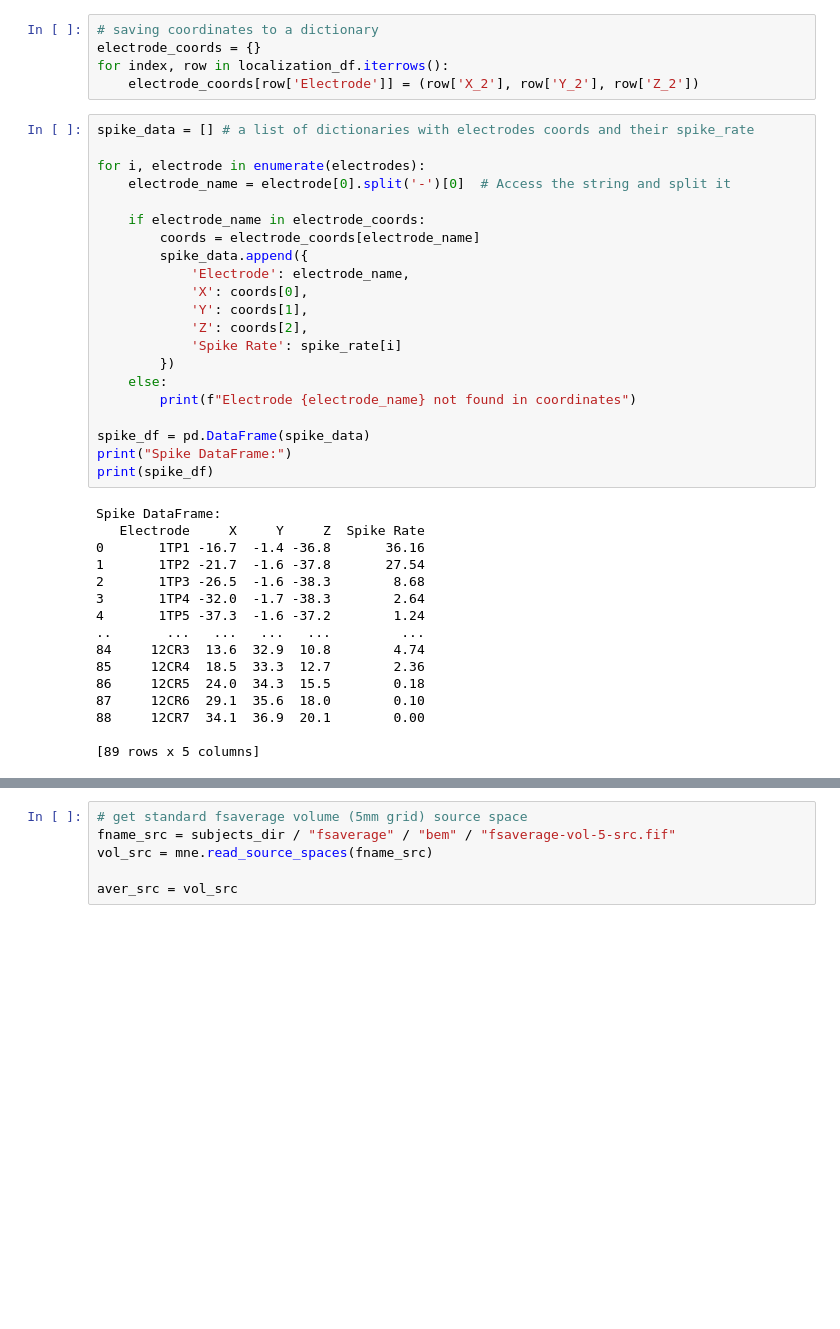
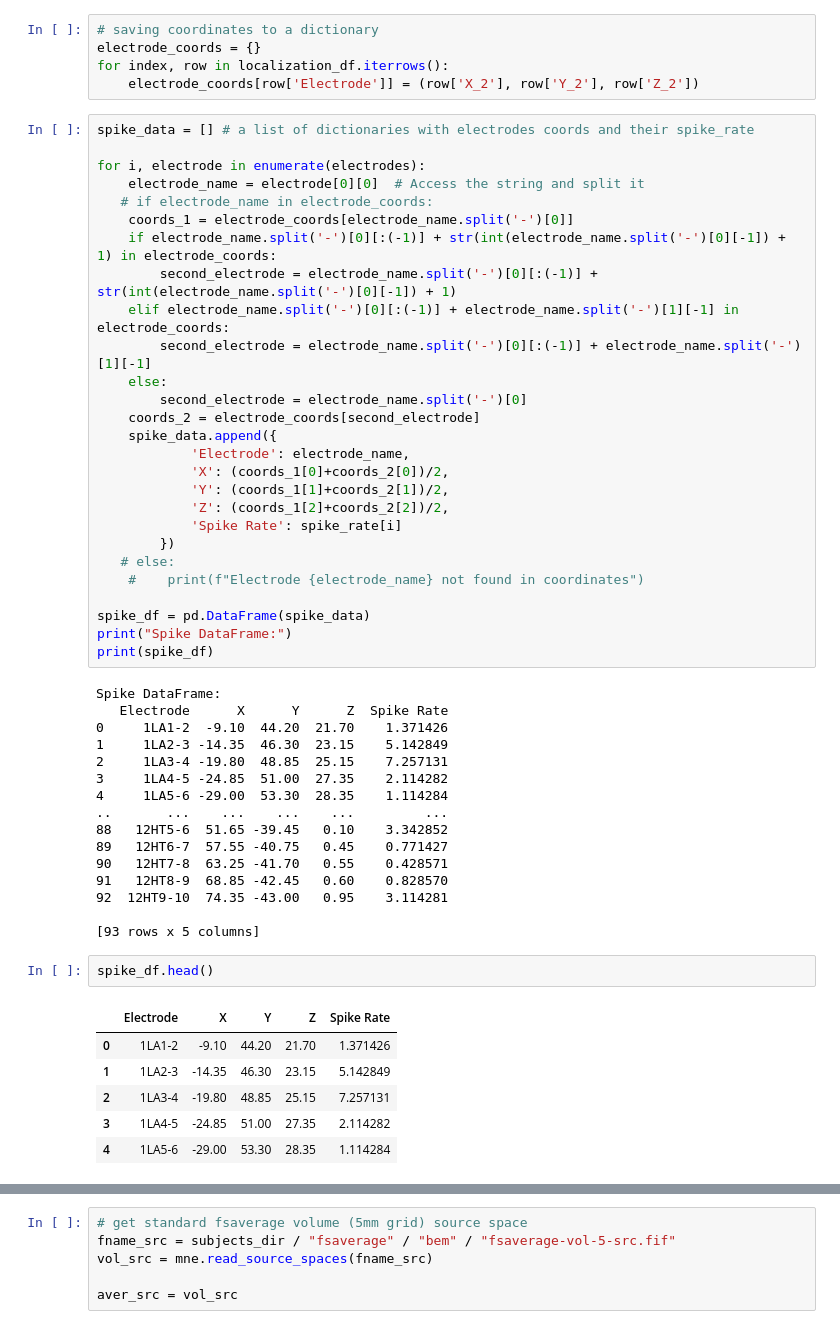
Before and after one commit to luvebian/sEEG, a Jupyter notebook: sEEG_IZ.ipynb, the cells around one changed output, grey strips where cells are left out. Drawn from its saved outputs; the diff is of its cells as text; blank space fills up the shorter version.

```diff
--- a/sEEG_IZ.ipynb
+++ b/sEEG_IZ.ipynb
@@ -24,36 +102,51 @@ for index, row in localization_df.iterrows():
 spike_data = [] # a list of dictionaries with electrodes coords and their spike_rate
 
 for i, electrode in enumerate(electrodes):
-    electrode_name = electrode[0].split('-')[0]  # Access the string and split it
-
-    if electrode_name in electrode_coords:
-        coords = electrode_coords[electrode_name]
-        spike_data.append({
+    electrode_name = electrode[0][0]  # Access the string and split it
+   # if electrode_name in electrode_coords:
+    coords_1 = electrode_coords[electrode_name.split('-')[0]]
+    if electrode_name.split('-')[0][:(-1)] + str(int(electrode_name.split('-')[0][-1]) + 1) in electrode_coords:
+        second_electrode = electrode_name.split('-')[0][:(-1)] + str(int(electrode_name.split('-')[0][-1]) + 1)
+    elif electrode_name.split('-')[0][:(-1)] + electrode_name.split('-')[1][-1] in electrode_coords:
+        second_electrode = electrode_name.split('-')[0][:(-1)] + electrode_name.split('-')[1][-1]
+    else:
+        second_electrode = electrode_name.split('-')[0]
+    coords_2 = electrode_coords[second_electrode]
+    spike_data.append({
             'Electrode': electrode_name,
-            'X': coords[0],
-            'Y': coords[1],
-            'Z': coords[2],
+            'X': (coords_1[0]+coords_2[0])/2,
+            'Y': (coords_1[1]+coords_2[1])/2,
+            'Z': (coords_1[2]+coords_2[2])/2,
             'Spike Rate': spike_rate[i]
         })
-    else:
-        print(f"Electrode {electrode_name} not found in coordinates")
+   # else:
+    #    print(f"Electrode {electrode_name} not found in coordinates")
 
 spike_df = pd.DataFrame(spike_data)
 print("Spike DataFrame:")
 print(spike_df)
 # %% [output]
 Spike DataFrame:
-   Electrode     X     Y     Z  Spike Rate
-0       1TP1 -16.7  -1.4 -36.8       36.16
-1       1TP2 -21.7  -1.6 -37.8       27.54
-2       1TP3 -26.5  -1.6 -38.3        8.68
-3       1TP4 -32.0  -1.7 -38.3        2.64
-4       1TP5 -37.3  -1.6 -37.2        1.24
-..       ...   ...   ...   ...         ...
-84     12CR3  13.6  32.9  10.8        4.74
-85     12CR4  18.5  33.3  12.7        2.36
-86     12CR5  24.0  34.3  15.5        0.18
-87     12CR6  29.1  35.6  18.0        0.10
-88     12CR7  34.1  36.9  20.1        0.00
+   Electrode      X      Y      Z  Spike Rate
+0     1LA1-2  -9.10  44.20  21.70    1.371426
+1     1LA2-3 -14.35  46.30  23.15    5.142849
+2     1LA3-4 -19.80  48.85  25.15    7.257131
+3     1LA4-5 -24.85  51.00  27.35    2.114282
+4     1LA5-6 -29.00  53.30  28.35    1.114284
+..       ...    ...    ...    ...         ...
+88   12HT5-6  51.65 -39.45   0.10    3.342852
+89   12HT6-7  57.55 -40.75   0.45    0.771427
+90   12HT7-8  63.25 -41.70   0.55    0.428571
+91   12HT8-9  68.85 -42.45   0.60    0.828570
+92  12HT9-10  74.35 -43.00   0.95    3.114281
 
-[89 rows x 5 columns]
+[93 rows x 5 columns]
+# %%
+spike_df.head()
+# %% [output]
+|  | Electrode | X | Y | Z | Spike Rate |
+| 0 | 1LA1-2 | -9.10 | 44.20 | 21.70 | 1.371426 |
+| 1 | 1LA2-3 | -14.35 | 46.30 | 23.15 | 5.142849 |
+| 2 | 1LA3-4 | -19.80 | 48.85 | 25.15 | 7.257131 |
+| 3 | 1LA4-5 | -24.85 | 51.00 | 27.35 | 2.114282 |
+| 4 | 1LA5-6 | -29.00 | 53.30 | 28.35 | 1.114284 |
```
Also changed, not shown: parts of 68 cells of this notebook.
